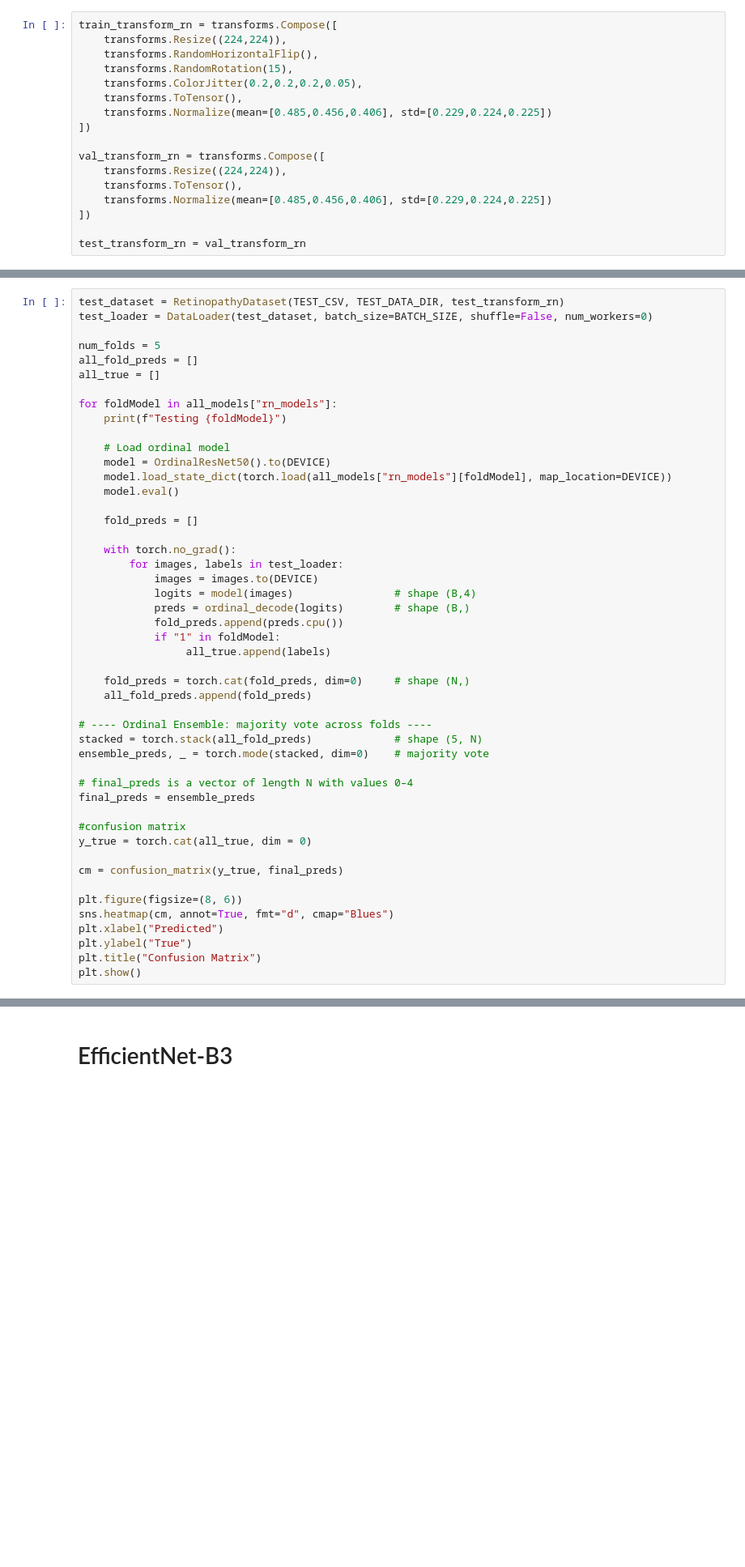
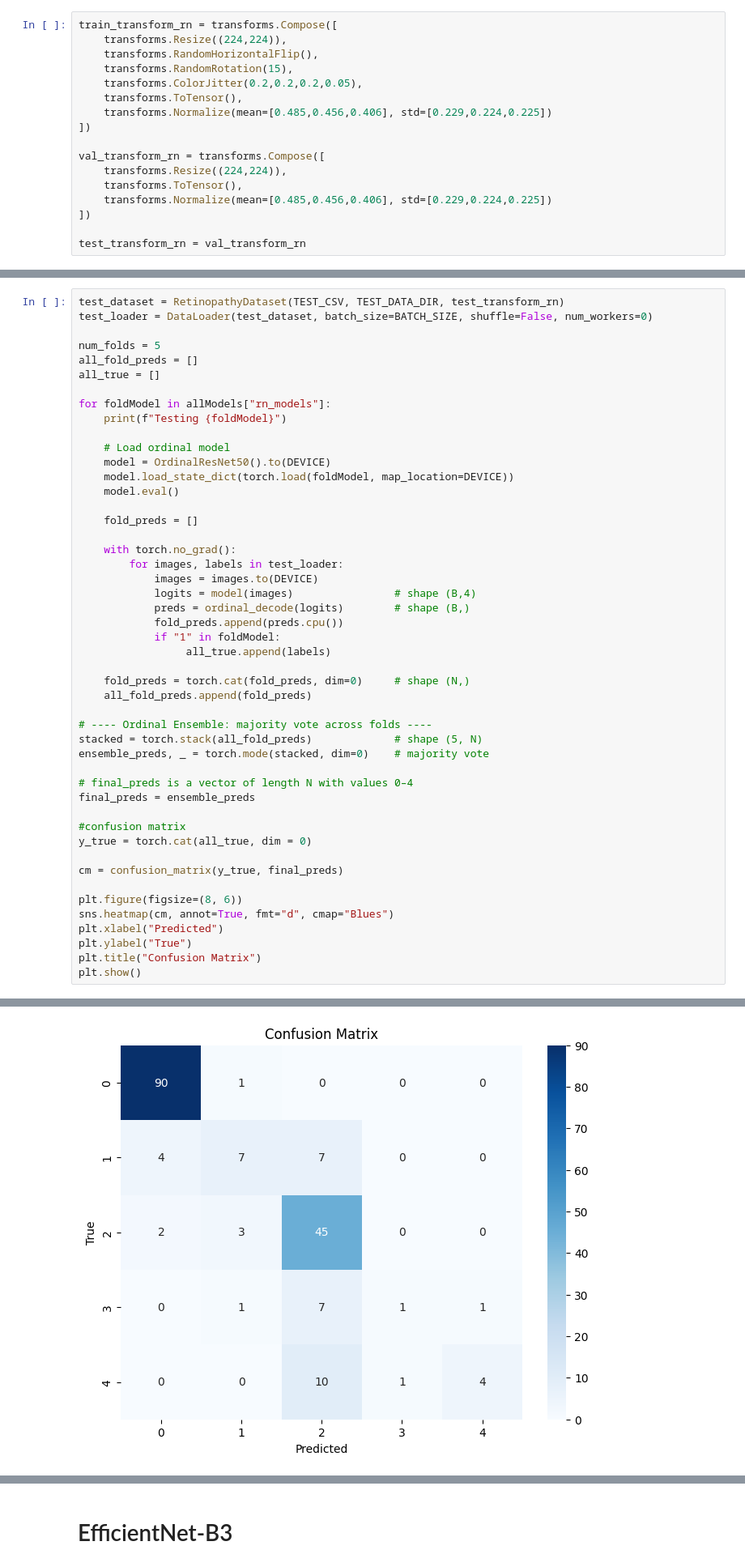
Before and after one commit to andrewjc03/cs284a-project, a Jupyter notebook: DemoCode.ipynb, the cells around one changed output, grey strips where cells are left out. Shown at 81% size. Saved outputs shown, nothing was run; the diff lists cells and outputs as text; blank space fills up the shorter version.

```diff
--- a/DemoCode.ipynb
+++ b/DemoCode.ipynb
@@ -294,12 +325,12 @@ num_folds = 5
 all_fold_preds = []
 all_true = []
 
-for foldModel in all_models["rn_models"]:
+for foldModel in allModels["rn_models"]:
     print(f"Testing {foldModel}")
 
     # Load ordinal model
     model = OrdinalResNet50().to(DEVICE)
-    model.load_state_dict(torch.load(all_models["rn_models"][foldModel], map_location=DEVICE))
+    model.load_state_dict(torch.load(foldModel, map_location=DEVICE))
     model.eval()
 
     fold_preds = []
@@ -334,3 +365,4 @@ plt.xlabel("Predicted")
 plt.ylabel("True")
 plt.title("Confusion Matrix")
 plt.show()
+# %% [output]
@@ -337,3 +374,4 @@ plt.show()
+[figure, added]
 # %%
 test_df = pd.read_csv(TEST_CSV)
 # Accuracy
```
Also changed, not shown: parts of 11 cells of this notebook.
